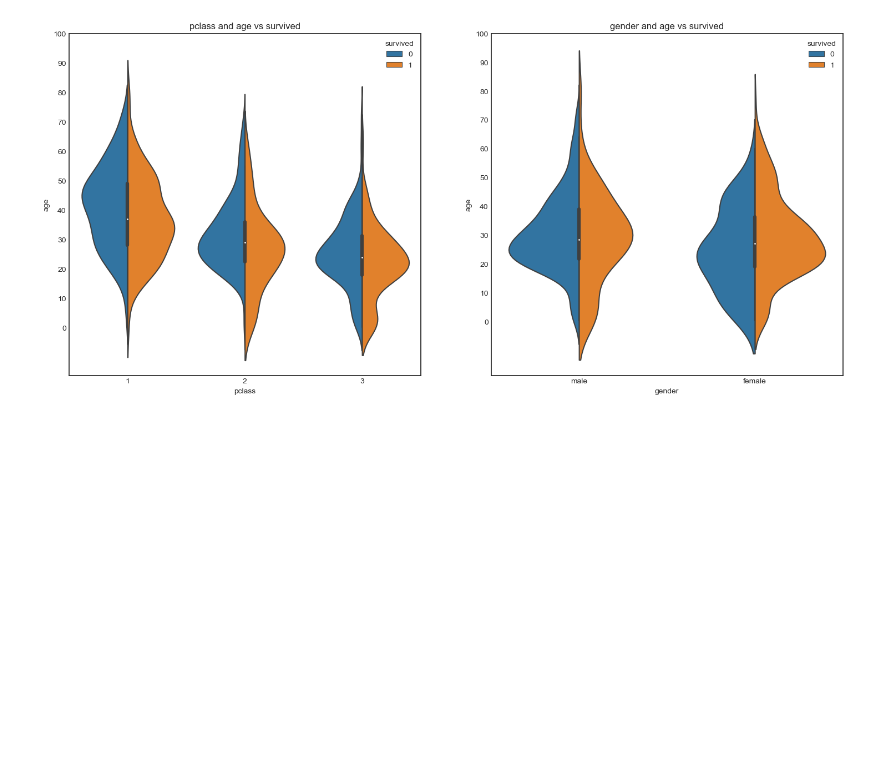
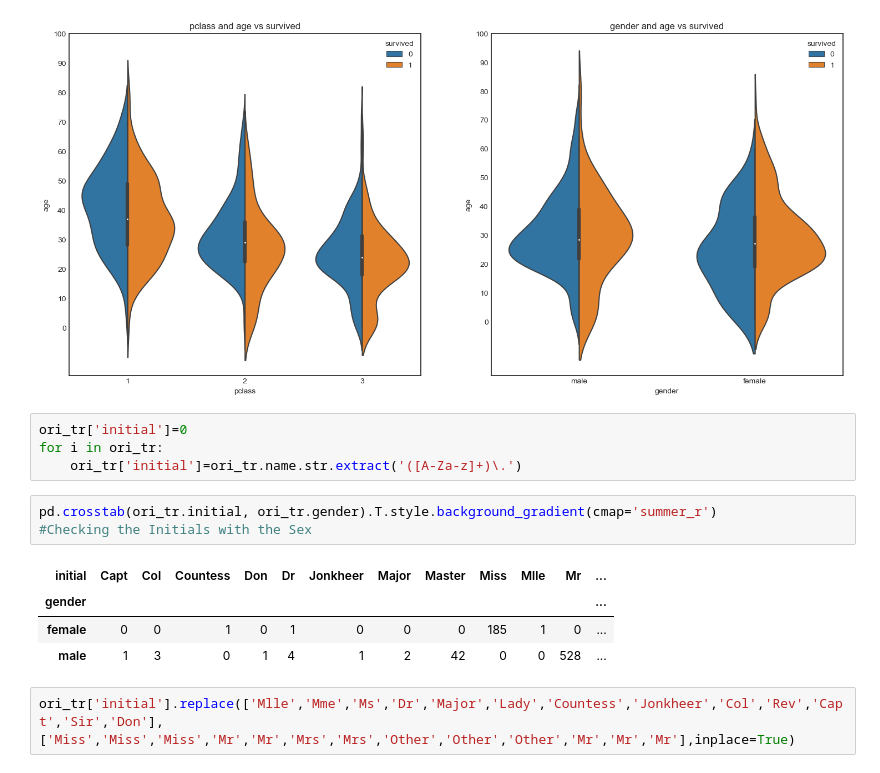
Before and after one commit to seohyun1119/pythonbasic, a Jupyter notebook: mini_project(2)/titanic3.ipynb, the cells around one changed output. Saved outputs shown, nothing was run; the diff lists cells and outputs as text; blank space fills up the shorter version.

```diff
--- a/mini_project(2)/titanic3.ipynb
+++ b/mini_project(2)/titanic3.ipynb
@@ -234,3 +234,17 @@ ax[1].set_yticks(range(0,110,10))
 plt.show()
 # %% [output]
 [figure]
+# %%
+ori_tr['initial']=0
+for i in ori_tr:
+    ori_tr['initial']=ori_tr.name.str.extract('([A-Za-z]+)\.')
+# %%
+pd.crosstab(ori_tr.initial, ori_tr.gender).T.style.background_gradient(cmap='summer_r')
+#Checking the Initials with the Sex
+# %% [output]
+| initial | Capt | Col | Countess | Don | Dr | Jonkheer | Major | Master | Miss | Mlle | Mr | ... |
+| gender |  |  |  |  |  |  |  |  |  |  |  | ... |
+| female | 0 | 0 | 1 | 0 | 1 | 0 | 0 | 0 | 185 | 1 | 0 | ... |
+| male | 1 | 3 | 0 | 1 | 4 | 1 | 2 | 42 | 0 | 0 | 528 | ... |
+# %%
+ori_tr['initial'].replace(['Mlle','Mme','Ms','Dr','Major','Lady','Countess','Jonkheer','Col','Rev','Capt','Sir','Don'],['Miss','Miss','Miss','Mr','Mr','Mrs','Mrs','Other','Other','Other','Mr','Mr','Mr'],inplace=True)
```
Also changed, not shown: parts of 7 cells of this notebook.
